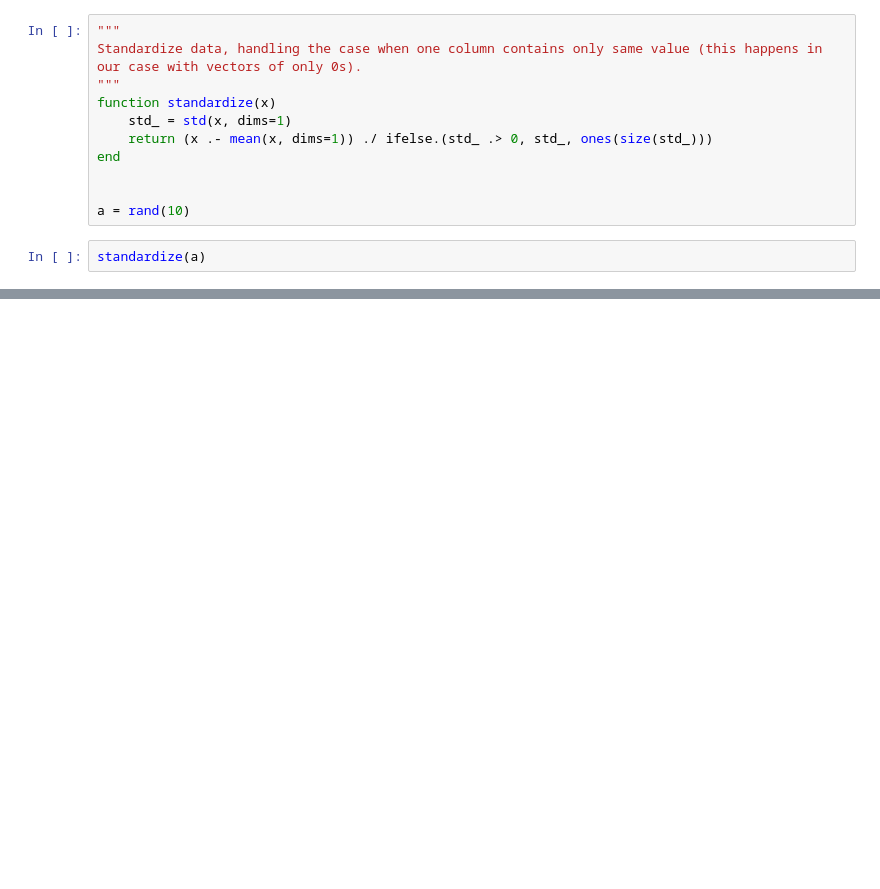
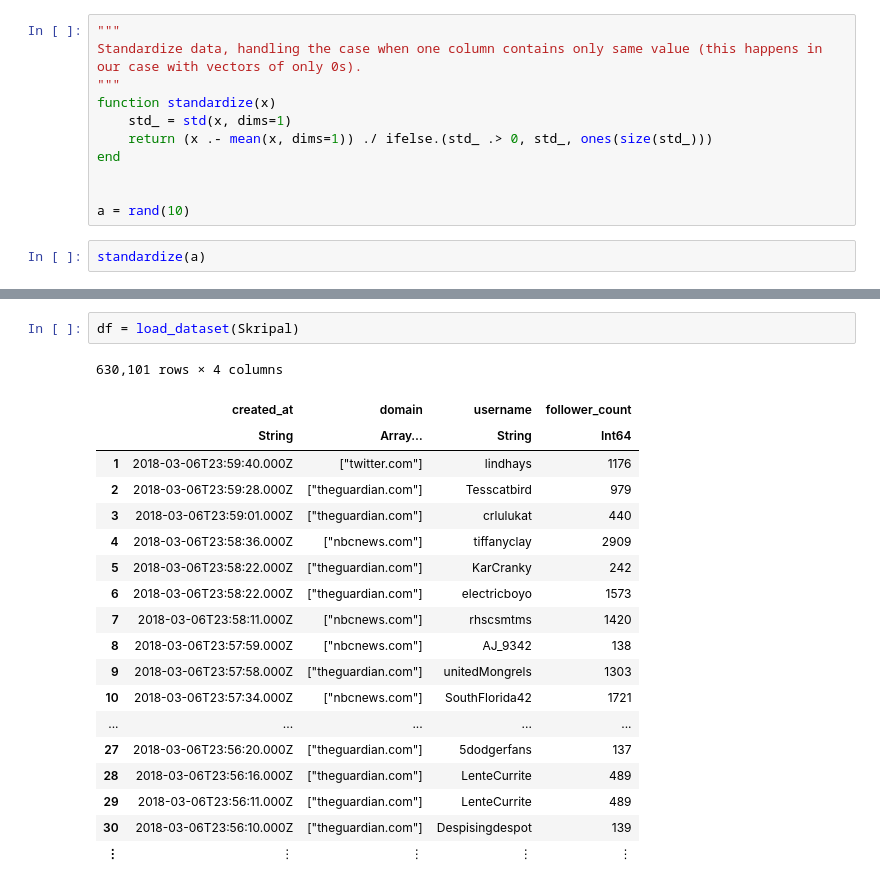
Before and after one commit to Cyrilvallez/Measuring-Influence-Twitter, a Jupyter notebook: Julia/Notebooks/test.ipynb, the cells around one changed output, grey strips where cells are left out. Drawn from its saved outputs; the diff is of its cells as text; blank space fills up the shorter version.

Commit message:
Add skripal dataset support

```diff
--- a/Julia/Notebooks/test.ipynb
+++ b/Julia/Notebooks/test.ipynb
@@ -1161,0 +1257,22 @@ standardize(a)
+# %%
+df = load_dataset(Skripal)
+# %% [output]
+630,101 rows × 4 columns
+|  | created_at | domain | username | follower_count |
+|  | String | Array… | String | Int64 |
+| 1 | 2018-03-06T23:59:40.000Z | ["twitter.com"] | lindhays | 1176 |
+| 2 | 2018-03-06T23:59:28.000Z | ["theguardian.com"] | Tesscatbird | 979 |
+| 3 | 2018-03-06T23:59:01.000Z | ["theguardian.com"] | crlulukat | 440 |
+| 4 | 2018-03-06T23:58:36.000Z | ["nbcnews.com"] | tiffanyclay | 2909 |
+| 5 | 2018-03-06T23:58:22.000Z | ["theguardian.com"] | KarCranky | 242 |
+| 6 | 2018-03-06T23:58:22.000Z | ["theguardian.com"] | electricboyo | 1573 |
+| 7 | 2018-03-06T23:58:11.000Z | ["nbcnews.com"] | rhscsmtms | 1420 |
+| 8 | 2018-03-06T23:57:59.000Z | ["nbcnews.com"] | AJ_9342 | 138 |
+| 9 | 2018-03-06T23:57:58.000Z | ["theguardian.com"] | unitedMongrels | 1303 |
+| 10 | 2018-03-06T23:57:34.000Z | ["nbcnews.com"] | SouthFlorida42 | 1721 |
+| ... | ... | ... | ... | ... |
+| 27 | 2018-03-06T23:56:20.000Z | ["theguardian.com"] | 5dodgerfans | 137 |
+| 28 | 2018-03-06T23:56:16.000Z | ["theguardian.com"] | LenteCurrite | 489 |
+| 29 | 2018-03-06T23:56:11.000Z | ["theguardian.com"] | LenteCurrite | 489 |
+| 30 | 2018-03-06T23:56:10.000Z | ["theguardian.com"] | Despisingdespot | 139 |
+| ⋮ | ⋮ | ⋮ | ⋮ | ⋮ |
```
Also changed, not shown: parts of 11 cells of this notebook, 4 other files.
